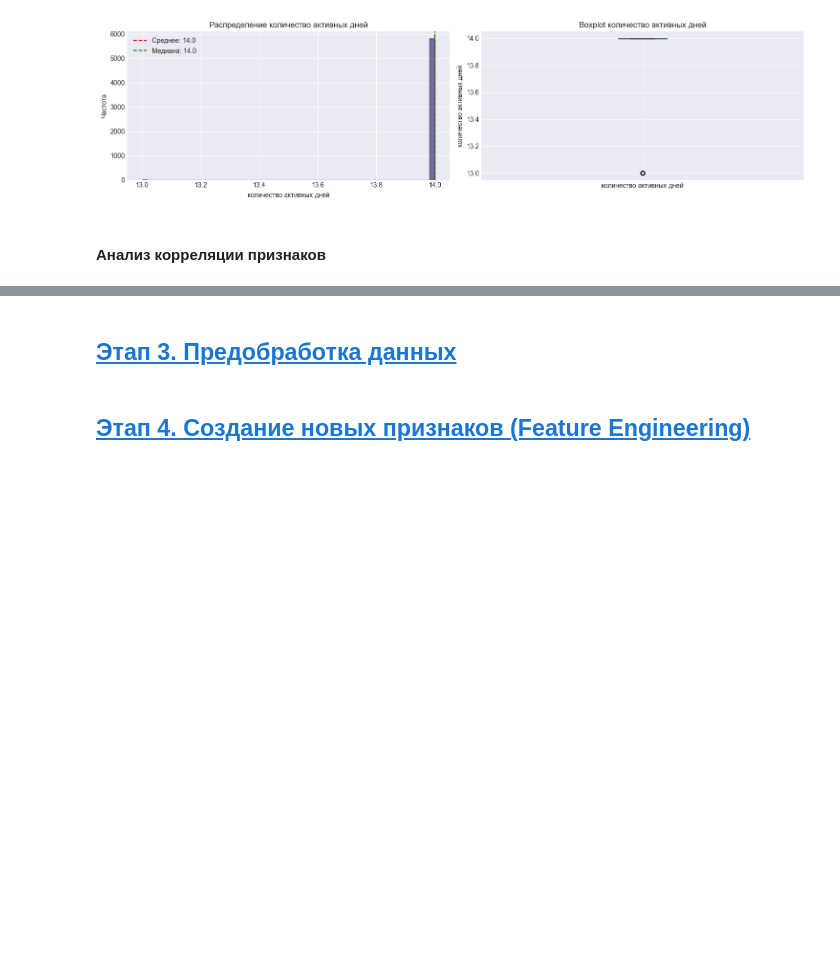
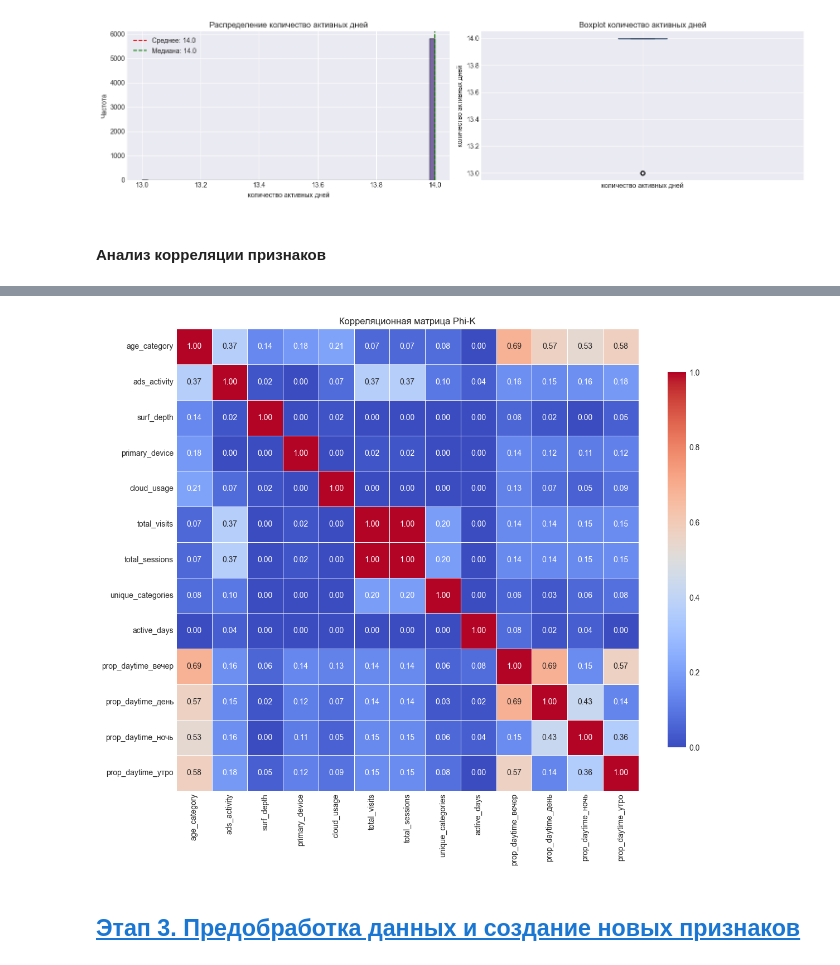
Before and after one commit to MEYakunin/Sprint13_Yeti_Age_Prediction, a Jupyter notebook: Sprint13_Yeti_Age_Prediction.ipynb, the cells around one changed output, grey strips where cells are left out. Saved outputs shown, nothing was run; the diff lists cells and outputs as text; code cells hidden in the pictures; blank space fills up the shorter version.

Commit message:
Sprint13_Yeti_Age_Prediction - Этап 2. Исследовательский анализ данных (EDA) - выполнено

```diff
--- a/Sprint13_Yeti_Age_Prediction.ipynb
+++ b/Sprint13_Yeti_Age_Prediction.ipynb
@@ -689,16 +689,14 @@ Max: 14
 #### Анализ корреляции признаков
 # %%
 # Создадим функцию для удаления дубликатов
-def drop_duplicates(df, name):
+def drop_duplicates(df):
     df_clean = df.drop_duplicates()
-    if name != 'visits':
-        df_clean = df_clean.drop_duplicates(subset='user_id', keep='first')
     return df_clean
 # %%
-# Сначала создаем словарь с очищенными данными
-dataframes_clean = {f'{name}_clean': drop_duplicates(df, name) for name, df in dataframes.items()}
+# Создаем словарь с очищенными данными
+dataframes_clean = {f'{name}_clean': drop_duplicates(df) for name, df in dataframes.items()}
 
-# Затем распаковываем в переменные
+# Распаковываем в переменные
 users_clean = dataframes_clean['users_clean']
 visits_clean = dataframes_clean['visits_clean']
 ads_clean = dataframes_clean['ads_clean']
@@ -732,3 +730,10 @@ visits_features.head()
 | 2 | 0014-d3032d60979a8d2b3077-f09bdce8 | 117 | 117 | 19 | 14 | 0.307692 | ... |
 | 3 | 001a-eee53e44f848608779b0-78704a67 | 287 | 287 | 19 | 14 | 0.414634 | ... |
 | 4 | 002c-40a064b12e1217e12207-a56eaf3b | 490 | 490 | 18 | 14 | 0.295918 | ... |
+# %%
+# Объединяем все таблицы в один датафрейм
+df_merge = users_clean.merge(ads_clean, on='user_id', how='left')
+df_merge = df_merge.merge(surf_clean, on='user_id', how='left')
+df_merge = df_merge.merge(device_clean, on='user_id', how='left')
+df_merge = df_merge.merge(cloud_clean, on='user_id', how='left')
+df_merge = df_merge.merge(visits_features, on='user_id', how='left')
@@ -735,4 +785,23 @@ visits_features.head()
+# %%
+# Расчёт phik-корреляции
+phik_matrix = df_merge.drop(columns=['user_id']).phik_matrix(interval_cols=df_merge.select_dtypes(include=[np.number]).columns)
+# %%
+# Построение тепловой карты
+plt.figure(figsize=(12, 10))
+
+# Вариант 1: Базовая тепловая карта
+sns.heatmap(phik_matrix,
+            annot=True,
+            cmap='coolwarm',
+            fmt='.2f',
+            square=True,
+            linewidths=0.5,
+            cbar_kws={"shrink": 0.8})
+
+plt.title('Корреляционная матрица Phi-K')
+plt.tight_layout()
+plt.show()
+# %% [output]
+[figure, added]
 # %% [markdown]
-## [Этап 3. Предобработка данных <a id=3></a>](#content)
+## [Этап 3. Предобработка данных и создание новых признаков <a id=3></a>](#content)
-# %% [markdown]
-## [Этап 4. Создание новых признаков (Feature Engineering) <a id=4></a>](#content)
```
Also changed, not shown: parts of 16 cells of this notebook.
